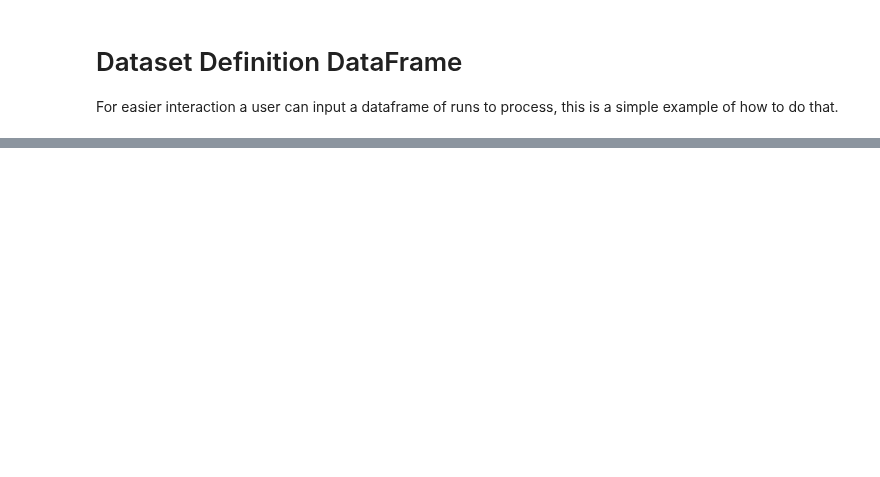
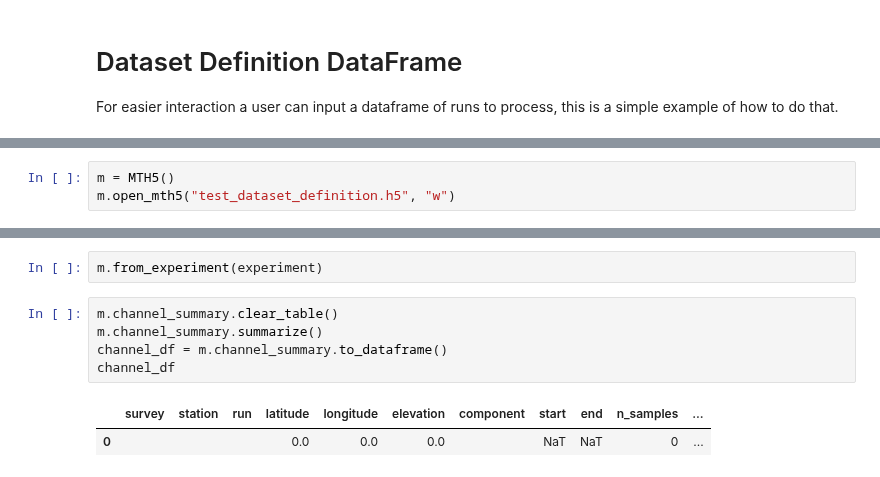
Before and after one commit to simpeg/aurora, a Jupyter notebook: examples/dataset_definition.ipynb, the cells around one changed output, grey strips where cells are left out. Drawn from its saved outputs; the diff is of its cells as text; blank space fills up the shorter version.

```diff
--- a/examples/dataset_definition.ipynb
+++ b/examples/dataset_definition.ipynb
@@ -40,0 +148,3 @@ sdf
+# %%
+m = MTH5()
+m.open_mth5("test_dataset_definition.h5", "w")
@@ -40,0 +161,10 @@ sdf
+# %%
+m.from_experiment(experiment)
+# %%
+m.channel_summary.clear_table()
+m.channel_summary.summarize()
+channel_df = m.channel_summary.to_dataframe()
+channel_df
+# %% [output]
+|  | survey | station | run | latitude | longitude | elevation | component | start | end | n_samples | ... |
+| 0 |  |  |  | 0.0 | 0.0 | 0.0 |  | NaT | NaT | 0 | ... |
```
Also changed, not shown: parts of 11 cells of this notebook, 1 other file.
